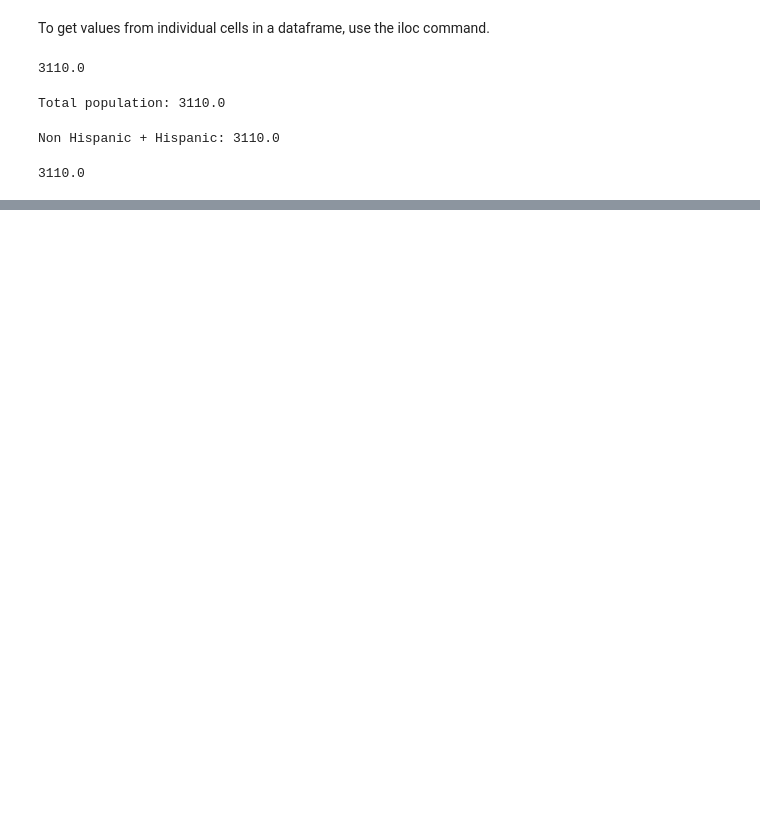
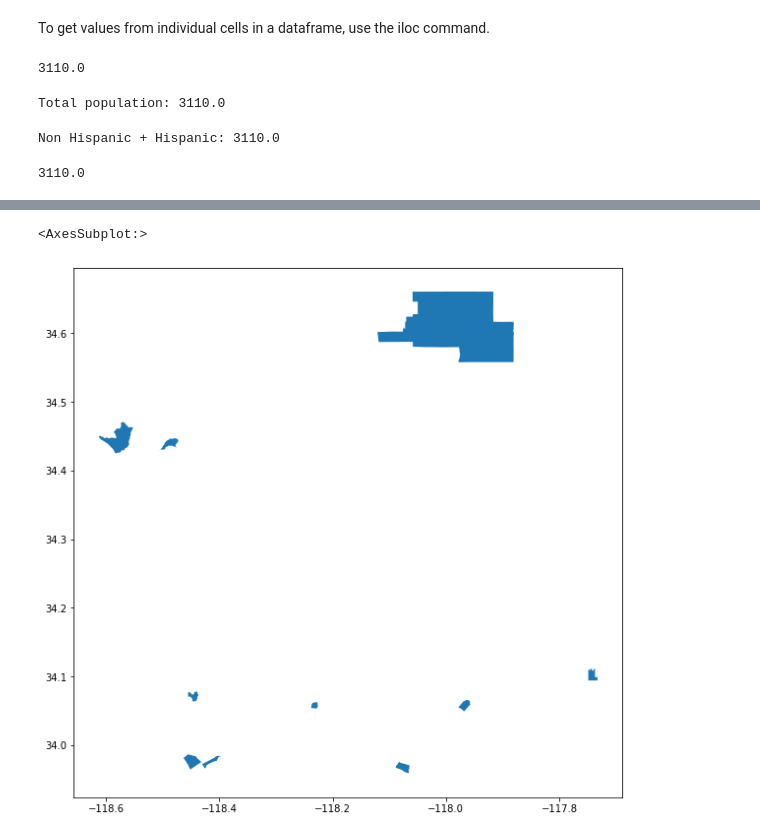
Before and after one commit to Rishiraj-singh7/Census-Data-Mapping, a Jupyter notebook: main.ipynb, the cells around one changed output, grey strips where cells are left out. Saved outputs shown, nothing was run; the diff lists cells and outputs as text; code cells hidden in the pictures; blank space fills up the shorter version.

```diff
--- a/main.ipynb
+++ b/main.ipynb
@@ -281,0 +341,2 @@ print(random_tract.iloc[0]['Non Hispanic White'] +
+# %%
+gdf_sorted = gdf.sort_values(by='Total',ascending = False)
@@ -281,0 +358,6 @@ print(random_tract.iloc[0]['Non Hispanic White'] +
+# %%
+# plot the top 10 most populated tracts
+gdf_sorted.head(10).plot(figsize=(10,10))
+# %% [output]
+<AxesSubplot:>
+[figure, added]
```
Also changed, not shown: parts of 21 cells of this notebook.
